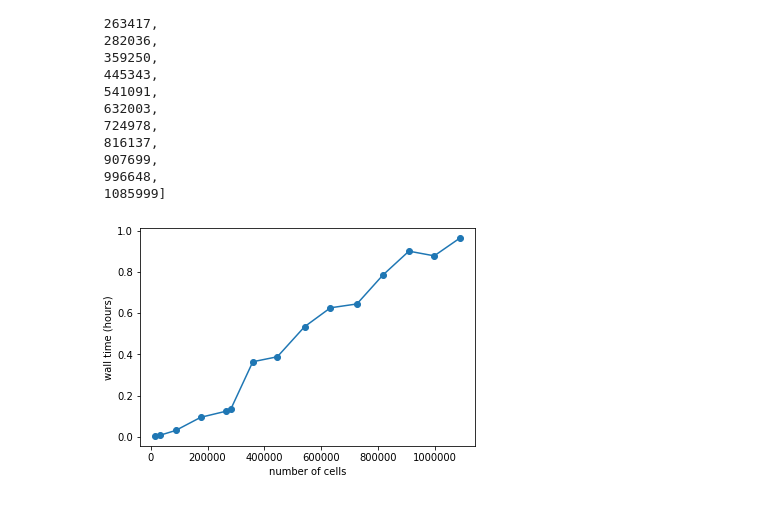
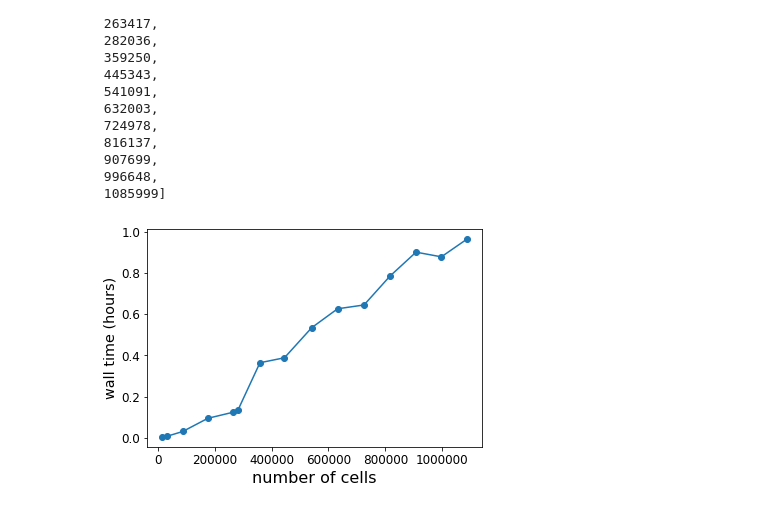
Before and after one commit to icbi-lab/scirpy-paper, a Jupyter notebook: runtime-analysis/analyses/02_runtime-analysis.ipynb, the cells around one changed output. Saved outputs shown, nothing was run; the diff lists cells and outputs as text; code cells hidden in the pictures.

Commit message:
Increase label font size

```diff
--- a/runtime-analysis/analyses/02_runtime-analysis.ipynb
+++ b/runtime-analysis/analyses/02_runtime-analysis.ipynb
@@ -12,6 +12,12 @@ from dateutil import parser
 from datetime import datetime
 
 warnings.filterwarnings('ignore', category=FutureWarning)
+
+plt.rcParams.update({'legend.fontsize': 'x-large',
+         'axes.labelsize': 'x-large',
+         'axes.titlesize':'x-large',
+         'xtick.labelsize':'large',
+         'ytick.labelsize':'large'})
 # %% [markdown]
 # Benchmark tcr_dist
 
@@ -108,9 +114,9 @@ ns
 # %%
 fig, ax = plt.subplots()
 ax.plot(ns, [get_time(perf[n]["wall_time"]) for n in ns], 'o-')
-ax.set_xlabel("number of cells")
+ax.set_xlabel("number of cells", fontsize=16)
 ax.set_ylabel("wall time (hours)")
 ax.ticklabel_format(style='plain')
 fig.savefig("../../figures/runtime_tcr_neighbors.svg")
 # %% [output]
-[figure, old version]
+[figure, new version]
```
Also changed, not shown: parts of 1 cell of this notebook, 2 other files.
